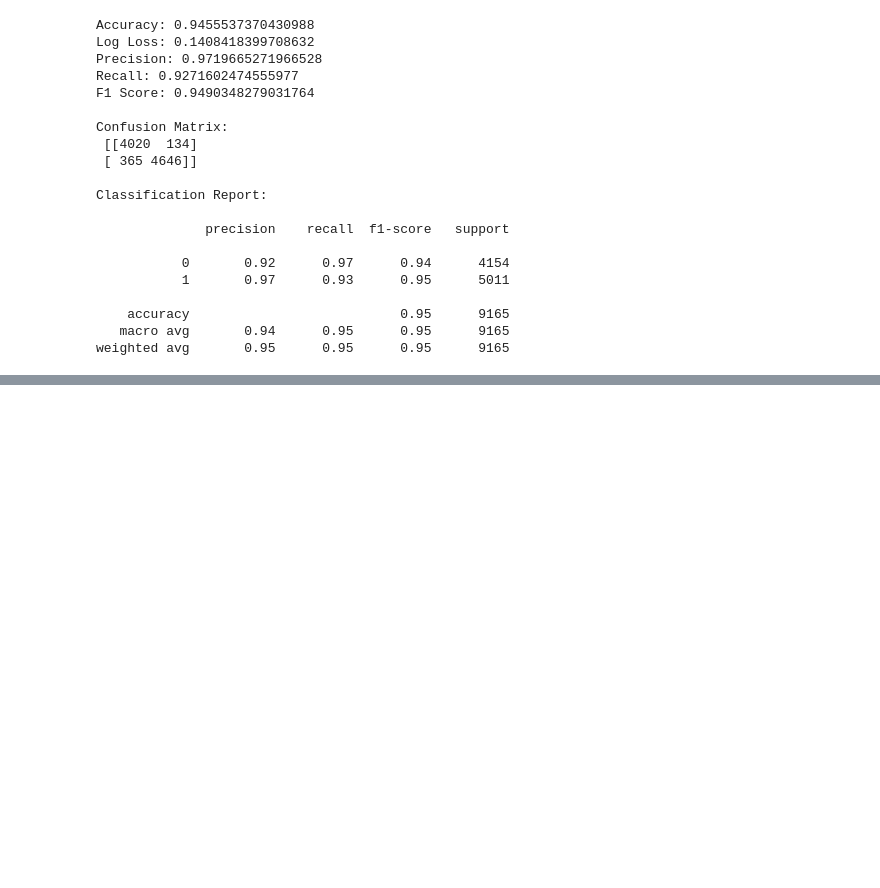
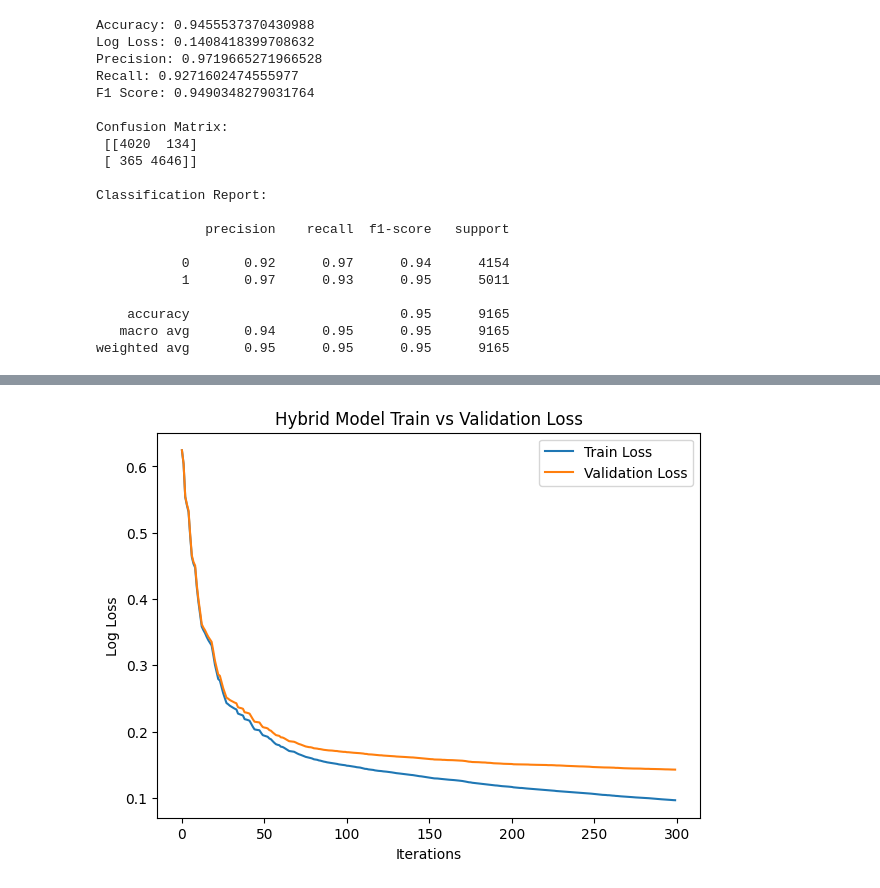
Before and after one commit to surya211099/DetectingPhishingEmail, a Jupyter notebook: DetectPhishingMail.ipynb, the cells around one changed output, grey strips where cells are left out. Saved outputs shown, nothing was run; the diff lists cells and outputs as text; code cells hidden in the pictures; blank space fills up the shorter version.

```diff
--- a/DetectPhishingMail.ipynb
+++ b/DetectPhishingMail.ipynb
@@ -750,0 +805,21 @@ weighted avg       0.95      0.95      0.95      9165
+# %%
+xgb_model.fit(
+    X_train, y_train,
+    eval_set=[(X_train, y_train), (X_test, y_test)],
+    verbose=False
+)
+
+results = xgb_model.evals_result()
+
+train_loss = results['validation_0']['logloss']
+val_loss = results['validation_1']['logloss']
+plt.figure(figsize=(7,5))
+plt.plot(train_loss, label="Train Loss")
+plt.plot(val_loss, label="Validation Loss")
+plt.xlabel("Iterations")
+plt.ylabel("Log Loss")
+plt.title("Hybrid Model Train vs Validation Loss")
+plt.legend()
+plt.show()
+# %% [output]
+[figure, added]
```
Also changed, not shown: parts of 4 cells of this notebook.
